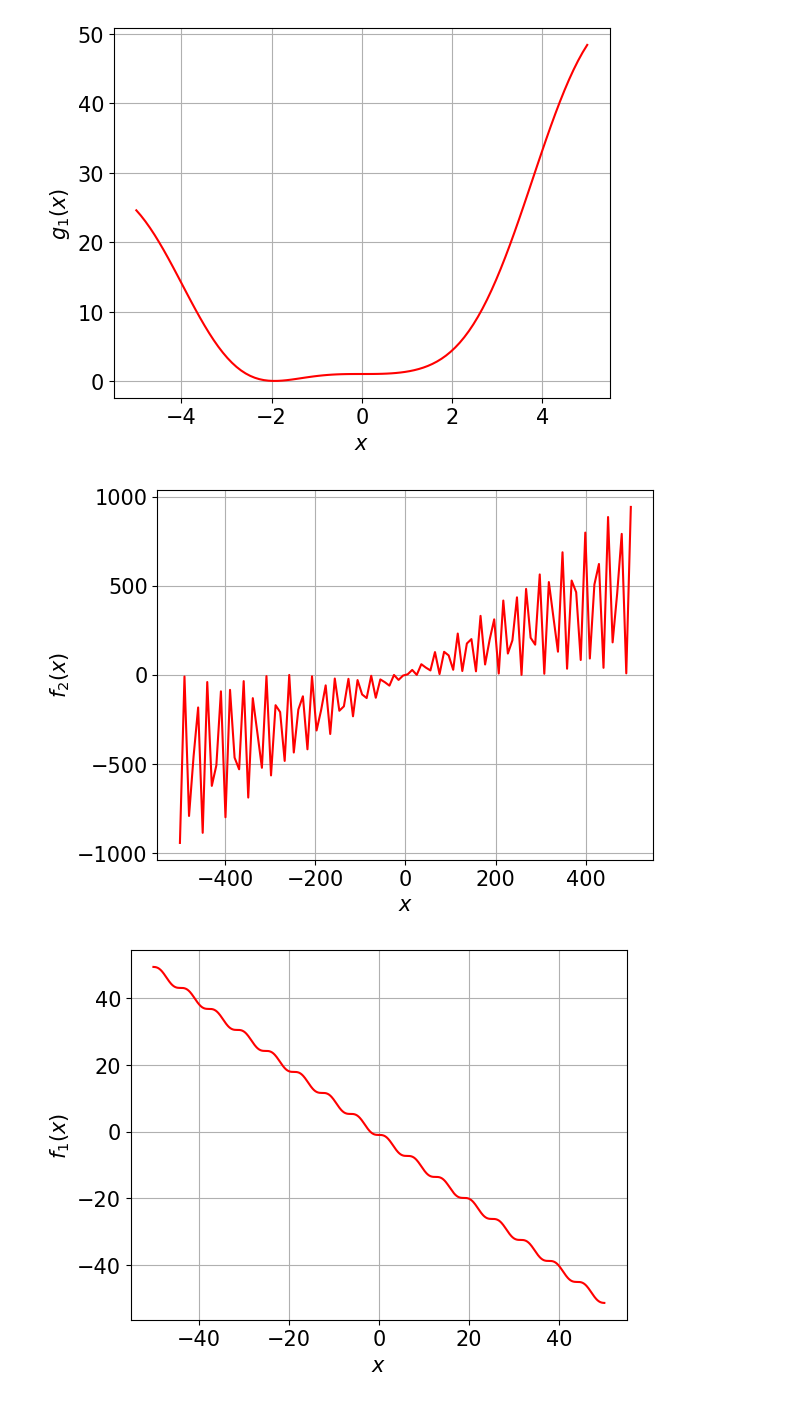
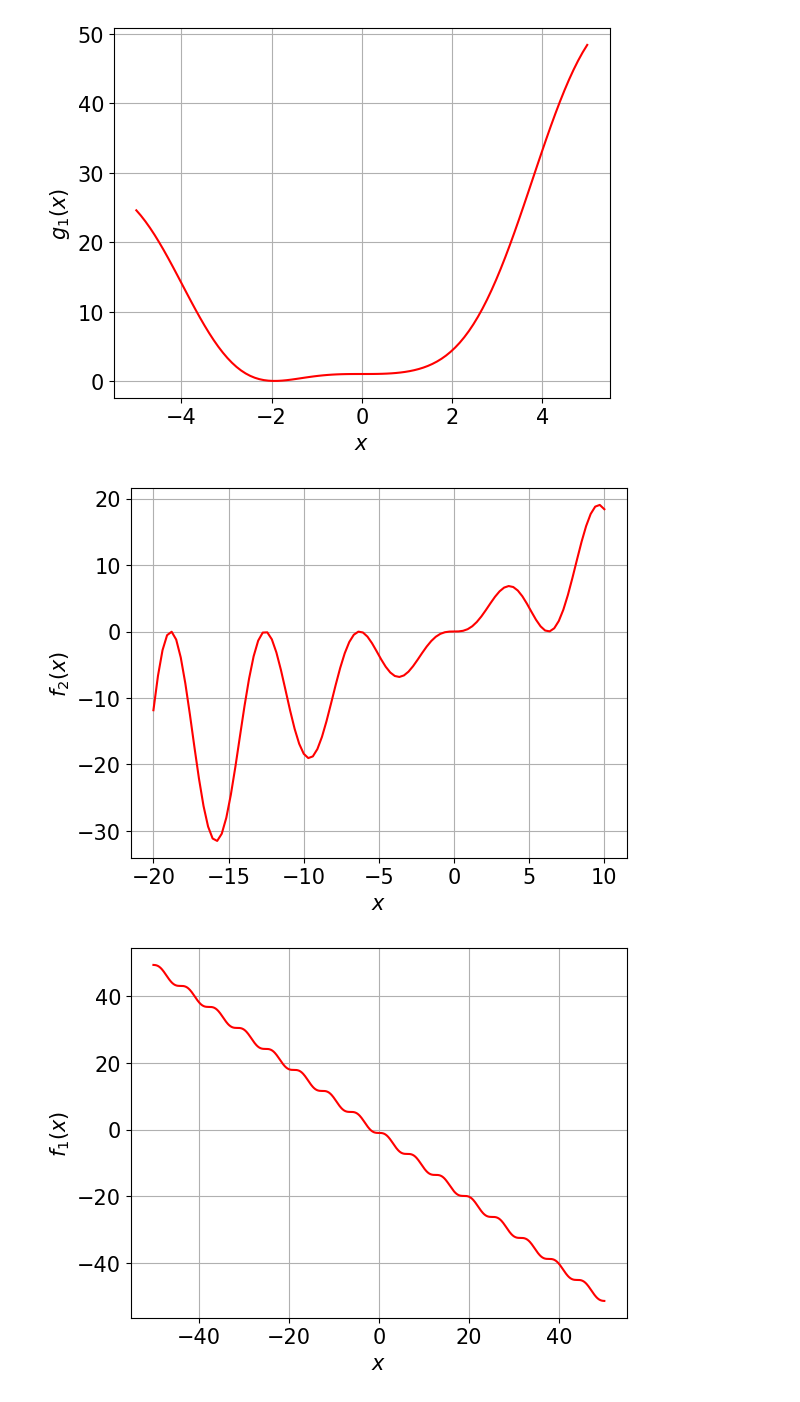
Before and after one commit to La-Folia/Numerical-Analysis, a Jupyter notebook: Root_Finding/ipynb_file/Root_Finding_by_Coding_Homework1.ipynb, the cells around one changed output. Saved outputs shown, nothing was run; the diff lists cells and outputs as text; code cells hidden in the pictures.

```diff
--- a/Root_Finding/ipynb_file/Root_Finding_by_Coding_Homework1.ipynb
+++ b/Root_Finding/ipynb_file/Root_Finding_by_Coding_Homework1.ipynb
@@ -450,17 +450,17 @@ plt.savefig("Bisectoin_Question2.pdf")
 # %% [output]
 [figure]
 # %%
-x = np.linspace(-500, 500, 10*10)
+x = np.linspace(-20, 10, 10*10)
 y = x * (1 - np.cos(x))
 plt.figure()
 plt.plot(x, y, '-r')
 
 plt.xlabel("$x$")
 plt.ylabel("$f_2(x)$")
 plt.grid()
 plt.savefig("f_2(x).pdf")
 # %% [output]
-[figure, old version]
+[figure, new version]
 # %%
 x = np.linspace(-50, 50, 1000)
 y = np.sin(x) - x - 1
```
Also changed, not shown: parts of 1 cell of this notebook, 20 other files.
